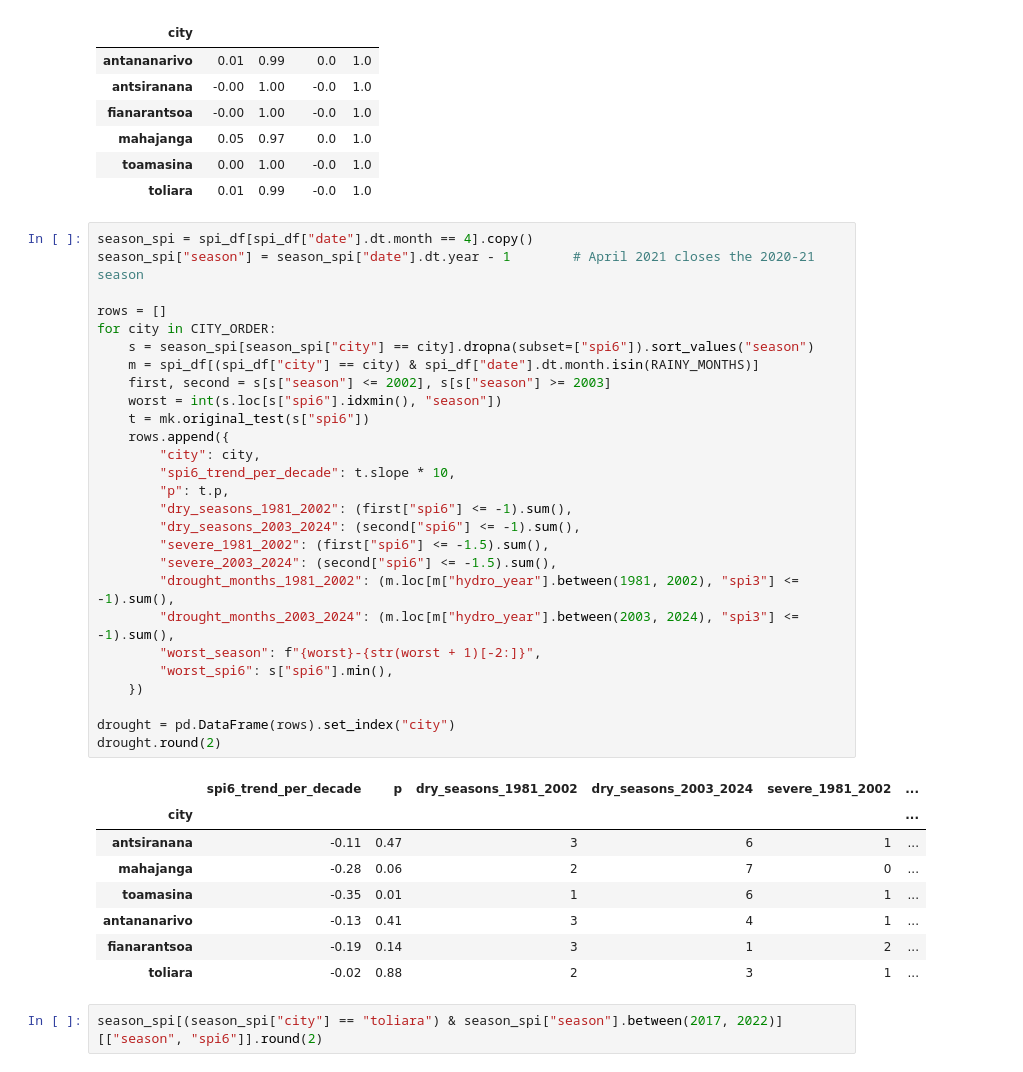
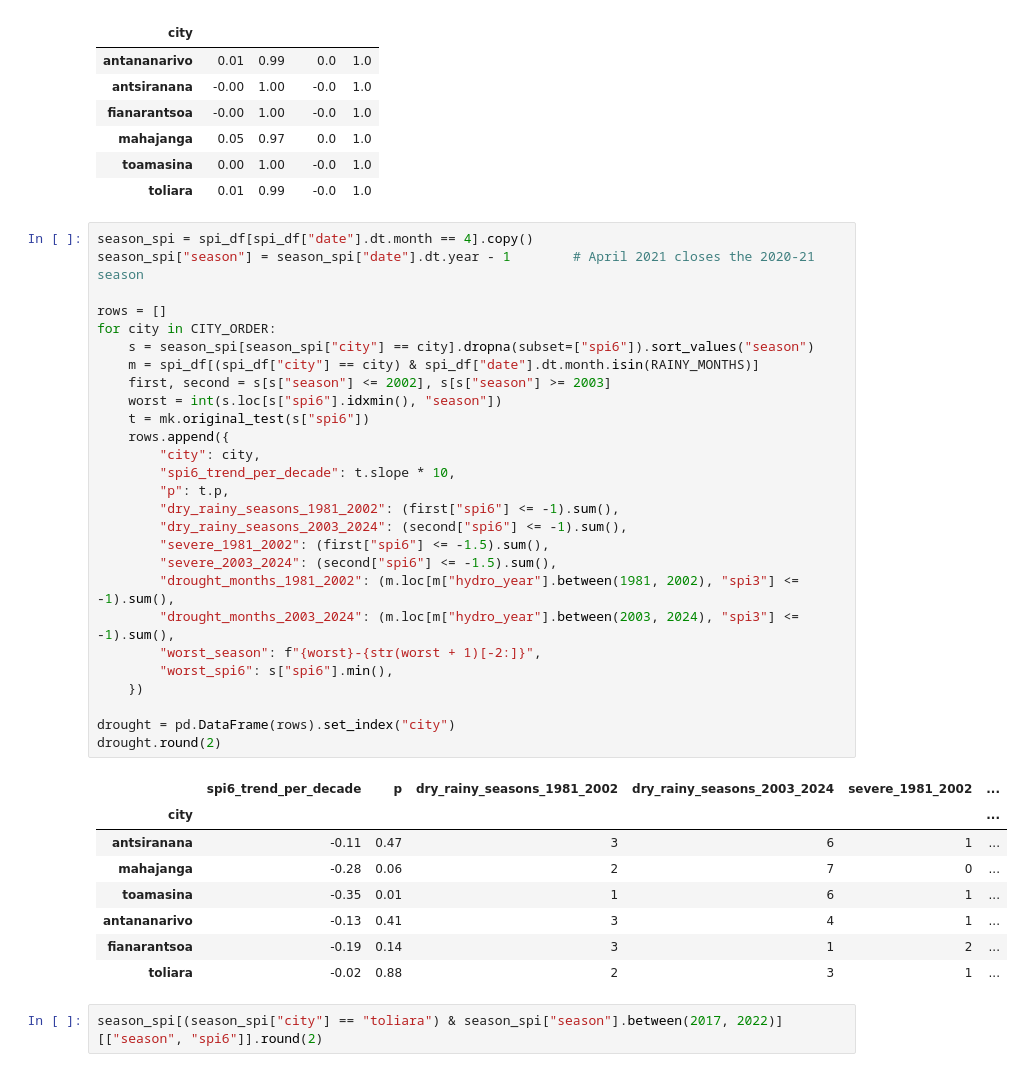
Before and after one commit to nirinaHelena/heather, a Jupyter notebook: notebooks/02_analysis.ipynb, the cells around one changed output. Drawn from its saved outputs; the diff is of its cells as text.

```diff
--- a/notebooks/02_analysis.ipynb
+++ b/notebooks/02_analysis.ipynb
@@ -590,32 +590,32 @@ check.groupby("city")[["spi3", "spi6"]].agg(["mean", "std"]).round(2)
 # %%
 season_spi = spi_df[spi_df["date"].dt.month == 4].copy()
 season_spi["season"] = season_spi["date"].dt.year - 1        # April 2021 closes the 2020-21 season
 
 rows = []
 for city in CITY_ORDER:
     s = season_spi[season_spi["city"] == city].dropna(subset=["spi6"]).sort_values("season")
     m = spi_df[(spi_df["city"] == city) & spi_df["date"].dt.month.isin(RAINY_MONTHS)]
     first, second = s[s["season"] <= 2002], s[s["season"] >= 2003]
     worst = int(s.loc[s["spi6"].idxmin(), "season"])
     t = mk.original_test(s["spi6"])
     rows.append({
         "city": city,
         "spi6_trend_per_decade": t.slope * 10,
         "p": t.p,
-        "dry_seasons_1981_2002": (first["spi6"] <= -1).sum(),
-        "dry_seasons_2003_2024": (second["spi6"] <= -1).sum(),
+        "dry_rainy_seasons_1981_2002": (first["spi6"] <= -1).sum(),
+        "dry_rainy_seasons_2003_2024": (second["spi6"] <= -1).sum(),
         "severe_1981_2002": (first["spi6"] <= -1.5).sum(),
         "severe_2003_2024": (second["spi6"] <= -1.5).sum(),
         "drought_months_1981_2002": (m.loc[m["hydro_year"].between(1981, 2002), "spi3"] <= -1).sum(),
         "drought_months_2003_2024": (m.loc[m["hydro_year"].between(2003, 2024), "spi3"] <= -1).sum(),
         "worst_season": f"{worst}-{str(worst + 1)[-2:]}",
         "worst_spi6": s["spi6"].min(),
     })
 
 drought = pd.DataFrame(rows).set_index("city")
 drought.round(2)
 # %% [output]
-|  | spi6_trend_per_decade | p | dry_seasons_1981_2002 | dry_seasons_2003_2024 | severe_1981_2002 | ... |
+|  | spi6_trend_per_decade | p | dry_rainy_seasons_1981_2002 | dry_rainy_seasons_2003_2024 | severe_1981_2002 | ... |
 | city |  |  |  |  |  | ... |
 | antsiranana | -0.11 | 0.47 | 3 | 6 | 1 | ... |
 | mahajanga | -0.28 | 0.06 | 2 | 7 | 0 | ... |
```
Also changed, not shown: parts of 4 cells of this notebook, 3 other files.
